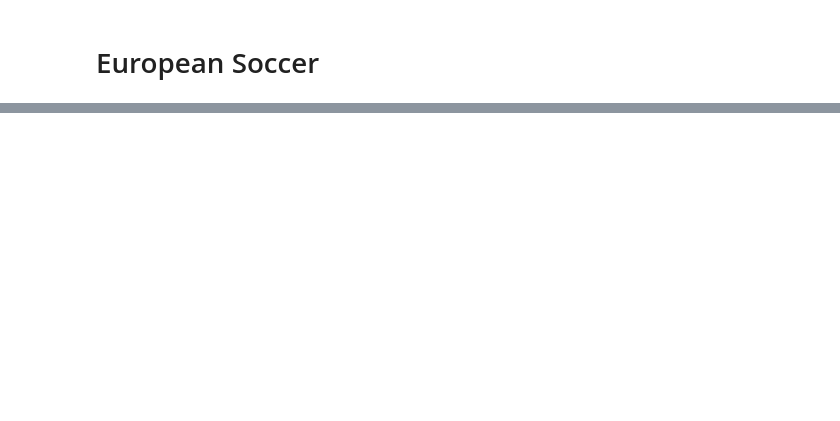
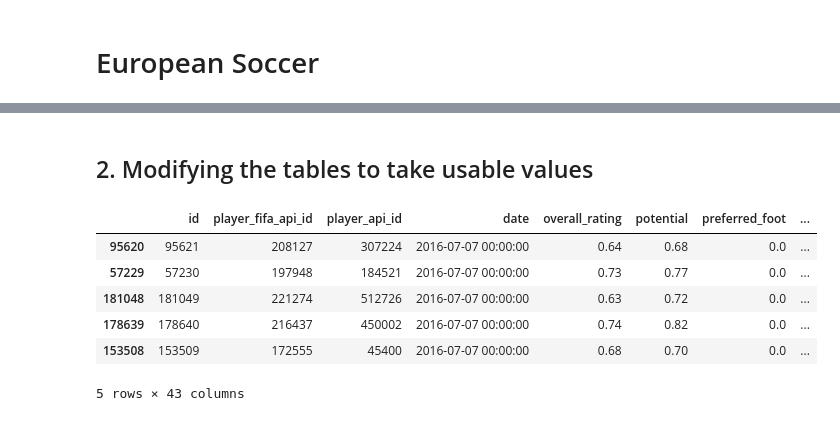
Before and after one commit to FlorianTilquin/LDC, a Jupyter notebook: European Soccer.ipynb, the cells around one changed output, grey strips where cells are left out. Saved outputs shown, nothing was run; the diff lists cells and outputs as text; code cells hidden in the pictures; blank space fills up the shorter version.

```diff
--- a/European Soccer.ipynb
+++ b/European Soccer.ipynb
@@ -357,0 +28,36 @@ sorted([(key, value) for key, value in scores.items()], key = lambda x: x[1])
+# %% [markdown]
+## 2. Modifying the tables to take usable values
+# %%
+"""
+maps all the players attributes to floats between 0. and 1.
+
+the attribute 'preffered_foot' is mapped to [1., 0.] or [0., 1.]
+
+values 'low', 'medium' and 'high' are mapped to 0., 0.5 and 1.
+"""
+def map_attributes(df):
+    df['other_foot'] = df['preferred_foot'].copy()
+
+    val1 = df.loc[:, 'preferred_foot'].map(lambda x: 100. - 100. * (x == 'left'))
+    val2 = df.loc[:, 'preferred_foot'].map(lambda x: 0. + 100. * (x == 'left'))
+    val3 = df.loc[:,'attacking_work_rate':'defensive_work_rate'].applymap(lambda x: 0. + 50.*(x=='medium') + 100.*(x=='high'))
+
+    df.loc[:, 'other_foot'] = val1
+    df.loc[:, 'preferred_foot'] = val2
+    df.loc[:,'attacking_work_rate':'defensive_work_rate'] = val3
+
+    df.loc[:, 'overall_rating':] = df.loc[:, 'overall_rating':].applymap(lambda x: x/100.)
+
+    return df
+# %%
+player_attributes = map_attributes(players)
+# %%
+player_attributes.head()
+# %% [output]
+|  | id | player_fifa_api_id | player_api_id | date | overall_rating | potential | preferred_foot | ... |
+| 95620 | 95621 | 208127 | 307224 | 2016-07-07 00:00:00 | 0.64 | 0.68 | 0.0 | ... |
+| 57229 | 57230 | 197948 | 184521 | 2016-07-07 00:00:00 | 0.73 | 0.77 | 0.0 | ... |
+| 181048 | 181049 | 221274 | 512726 | 2016-07-07 00:00:00 | 0.63 | 0.72 | 0.0 | ... |
+| 178639 | 178640 | 216437 | 450002 | 2016-07-07 00:00:00 | 0.74 | 0.82 | 0.0 | ... |
+| 153508 | 153509 | 172555 | 45400 | 2016-07-07 00:00:00 | 0.68 | 0.70 | 0.0 | ... |
+5 rows × 43 columns
```
Also changed, not shown: parts of 102 cells of this notebook.
